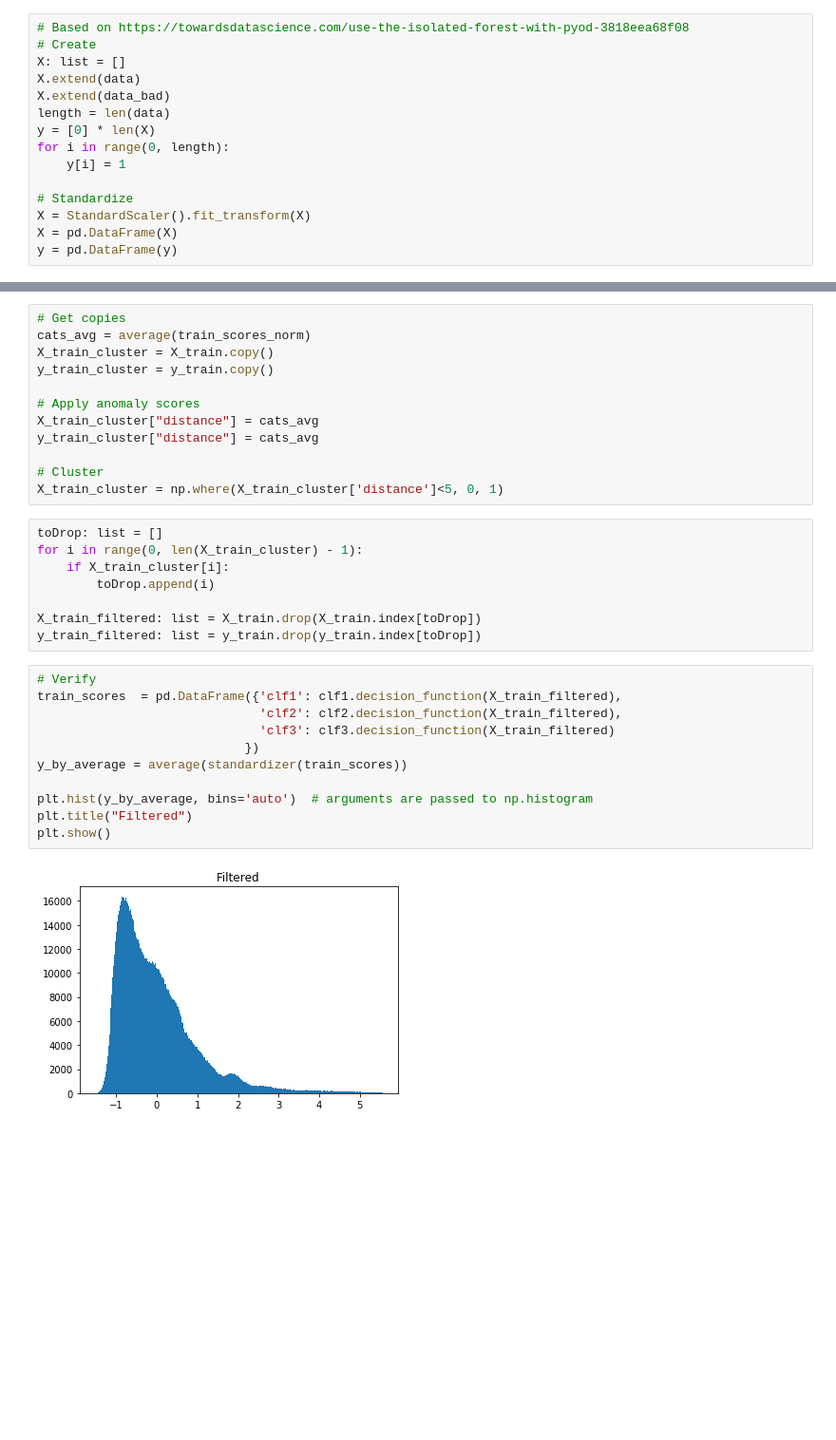
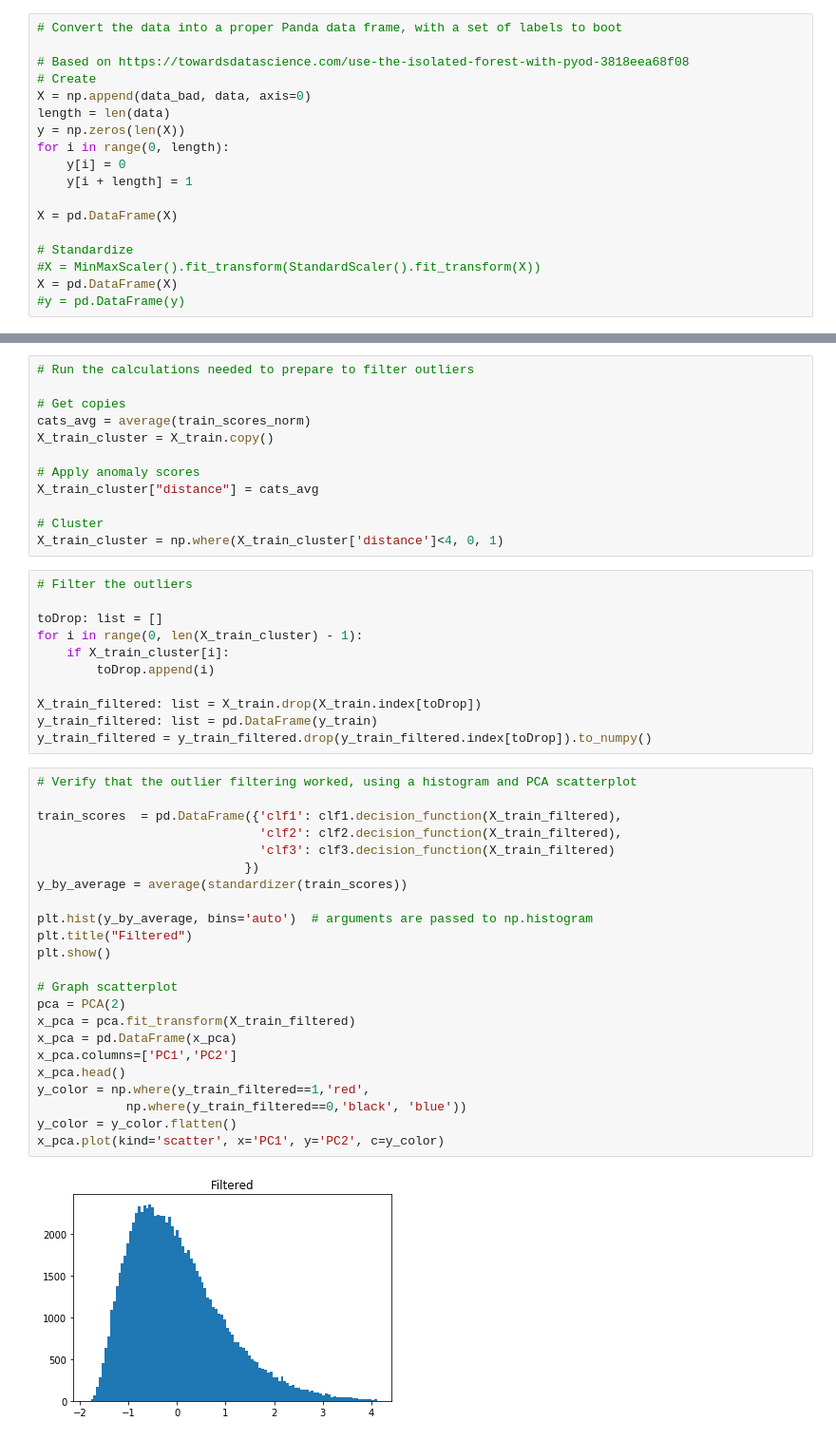
Before and after one commit to cloudhubs/log-errors, a Jupyter notebook: machine_learning/LogErrorMatcher tests.ipynb, the cells around one changed output, grey strips where cells are left out. Shown: that part at 95% size. Drawn from its saved outputs; the diff is of its cells as text; blank space fills up the shorter version.

```diff
--- a/machine_learning/LogErrorMatcher tests.ipynb
+++ b/machine_learning/LogErrorMatcher tests.ipynb
@@ -48,16 +74,19 @@ for i in range(0, length):
 # %%
+# Convert the data into a proper Panda data frame, with a set of labels to boot
+
 # Based on https://towardsdatascience.com/use-the-isolated-forest-with-pyod-3818eea68f08
 # Create
-X: list = []
-X.extend(data)
-X.extend(data_bad)
+X = np.append(data_bad, data, axis=0)
 length = len(data)
-y = [0] * len(X)
+y = np.zeros(len(X))
 for i in range(0, length):
-    y[i] = 1
+    y[i] = 0
+    y[i + length] = 1
+
+X = pd.DataFrame(X)
 
 # Standardize
-X = StandardScaler().fit_transform(X)
+#X = MinMaxScaler().fit_transform(StandardScaler().fit_transform(X))
 X = pd.DataFrame(X)
-y = pd.DataFrame(y)
+#y = pd.DataFrame(y)
 # %%
@@ -129,33 +166,48 @@ plt.show()
 # %%
+# Run the calculations needed to prepare to filter outliers
+
 # Get copies
 cats_avg = average(train_scores_norm)
 X_train_cluster = X_train.copy()
-y_train_cluster = y_train.copy()
 
 # Apply anomaly scores
 X_train_cluster["distance"] = cats_avg
-y_train_cluster["distance"] = cats_avg
 
 # Cluster
-X_train_cluster = np.where(X_train_cluster['distance']<5, 0, 1)
+X_train_cluster = np.where(X_train_cluster['distance']<4, 0, 1)
 # %%
+# Filter the outliers
+
 toDrop: list = []
 for i in range(0, len(X_train_cluster) - 1):
     if X_train_cluster[i]:
         toDrop.append(i)
 
 X_train_filtered: list = X_train.drop(X_train.index[toDrop])
-y_train_filtered: list = y_train.drop(y_train.index[toDrop])
+y_train_filtered: list = pd.DataFrame(y_train)
+y_train_filtered = y_train_filtered.drop(y_train_filtered.index[toDrop]).to_numpy()
 # %%
-# Verify
+# Verify that the outlier filtering worked, using a histogram and PCA scatterplot
+
 train_scores  = pd.DataFrame({'clf1': clf1.decision_function(X_train_filtered),
                               'clf2': clf2.decision_function(X_train_filtered),
                               'clf3': clf3.decision_function(X_train_filtered)
                             })
 y_by_average = average(standardizer(train_scores))
 
 plt.hist(y_by_average, bins='auto')  # arguments are passed to np.histogram
 plt.title("Filtered")
 plt.show()
+
+# Graph scatterplot
+pca = PCA(2)
+x_pca = pca.fit_transform(X_train_filtered)
+x_pca = pd.DataFrame(x_pca)
+x_pca.columns=['PC1','PC2']
+x_pca.head()
+y_color = np.where(y_train_filtered==1,'red',
+            np.where(y_train_filtered==0,'black', 'blue'))
+y_color = y_color.flatten()
+x_pca.plot(kind='scatter', x='PC1', y='PC2', c=y_color)
 # %% [output]
-[figure, old version]
+[figure, new version]
```
Also changed, not shown: parts of 18 cells of this notebook.
